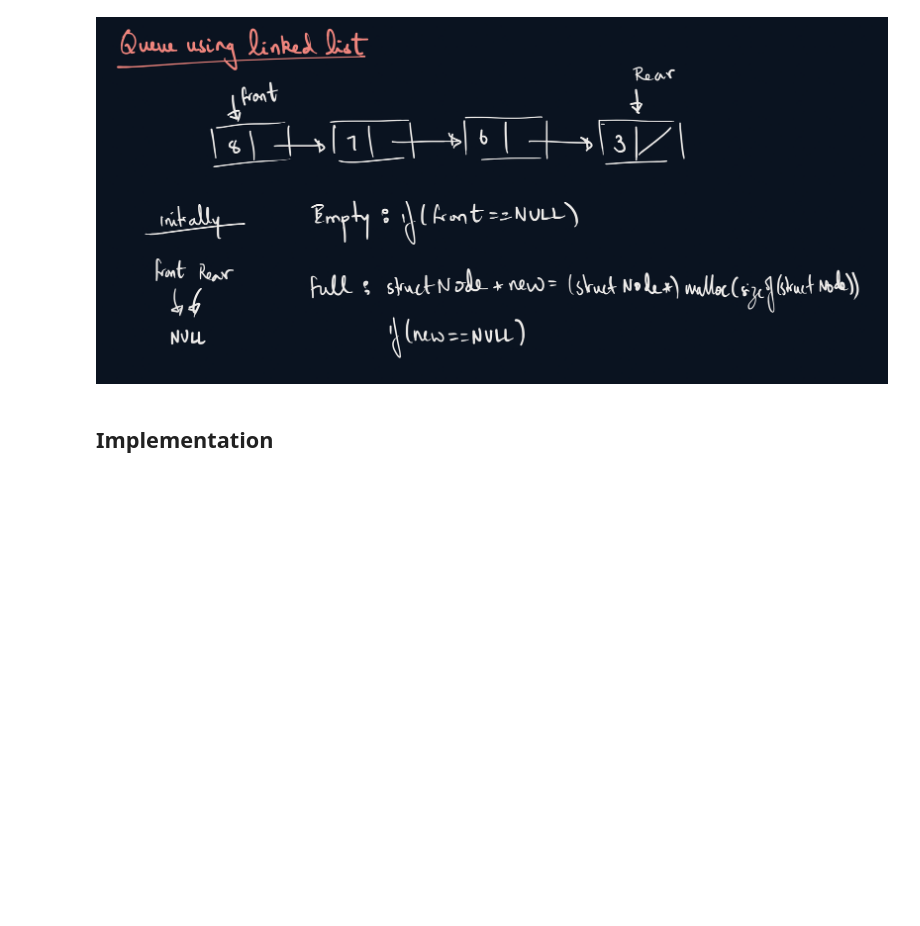
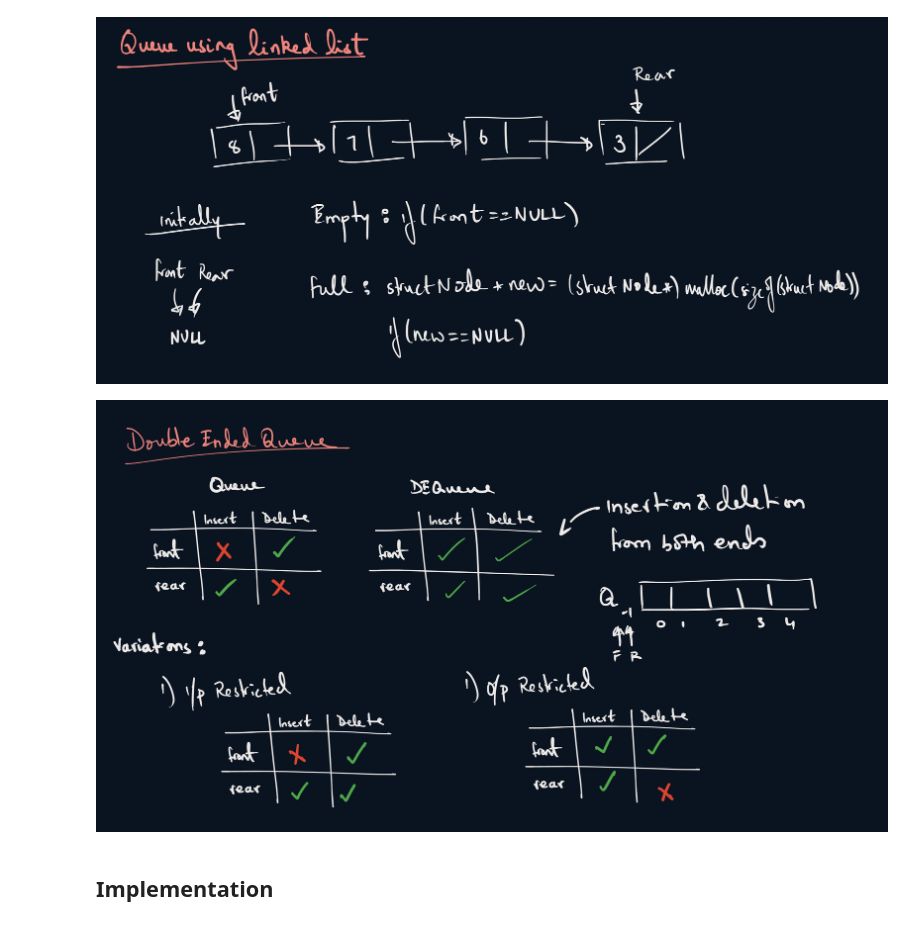
Before and after one commit to A-C-Sai/problem-solving, a Jupyter notebook: data-structures-and-algorithms/queues/queues.ipynb, the cells around one changed output. Saved outputs shown, nothing was run; the diff lists cells and outputs as text; code cells hidden in the pictures; blank space fills up the shorter version.

```diff
--- a/data-structures-and-algorithms/queues/queues.ipynb
+++ b/data-structures-and-algorithms/queues/queues.ipynb
@@ -56,6 +56,10 @@ print()
 Image(filename='./resources/q3.png')
 # %% [output]
 [figure]
+# %%
+Image(filename='./resources/q4.png')
+# %% [output]
+[figure, added]
 # %% [markdown]
 ## Implementation
 # %% [markdown]
```
Also changed, not shown: 1 other file.
